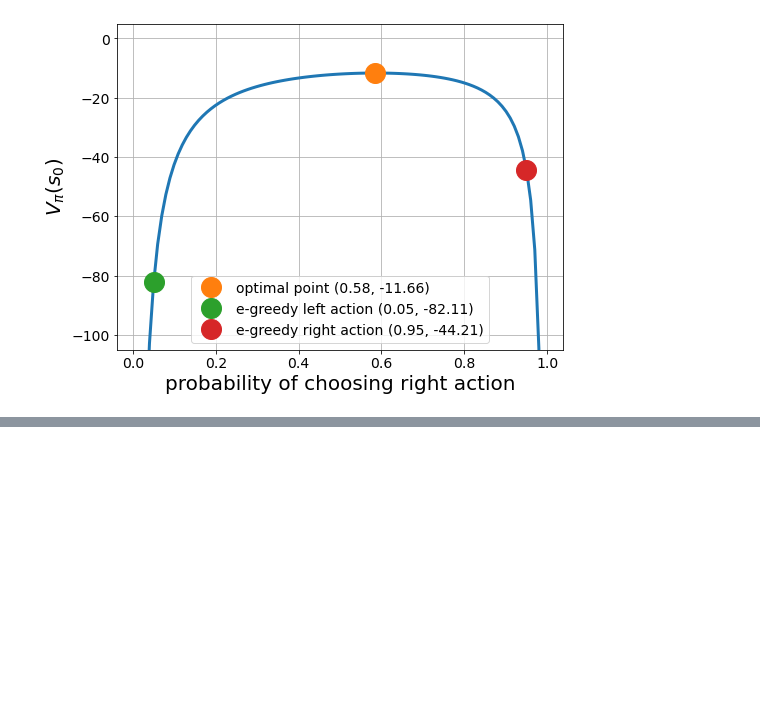
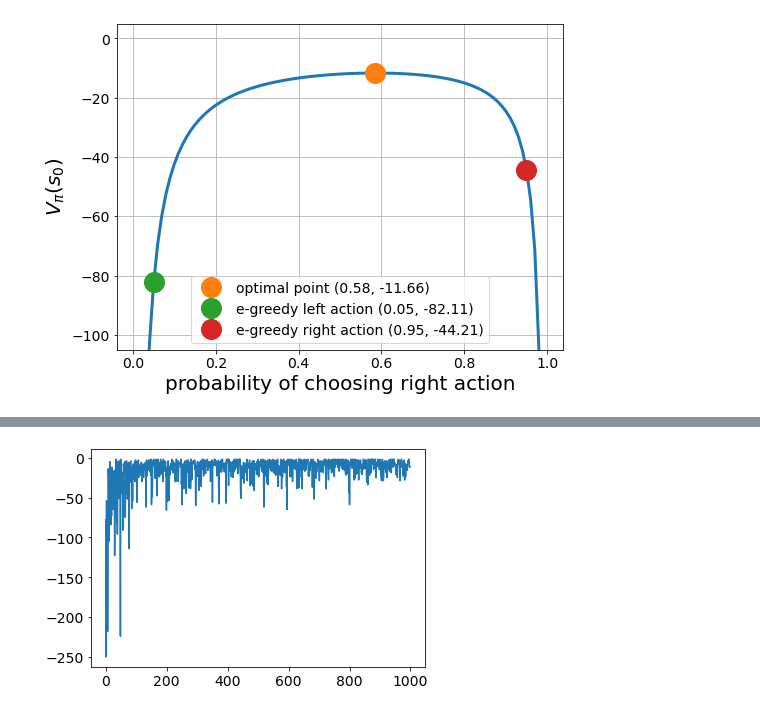
Before and after one commit to ha5ha6/judy_blog, a Jupyter notebook: _notebooks/short_corridor.ipynb, the cells around one changed output, grey strips where cells are left out. Drawn from its saved outputs; the diff is of its cells as text; code cells hidden in the pictures; blank space fills up the shorter version.

```diff
--- a/_notebooks/short_corridor.ipynb
+++ b/_notebooks/short_corridor.ipynb
@@ -97,2 +79,0 @@ array([ 1.47, -1.47])
-# %%
-theta=np.random.rand(9,9,4)/10
@@ -144,0 +82,80 @@ array([0.        , 0.00309598, 0.00619195, 0.00928793, 0.0123839 ,
+# %%
+def policy(theta,phi):
+    h=np.dot(theta,phi)
+    upper=np.exp(h-np.max(h)) #avoid overflow
+    pi=upper/np.sum(upper)
+
+    #keep stochasitc policy with a_min>=0.05
+    a_min=np.argmin(pi)
+    epsilon=0.05
+    if pi[a_min]<epsilon:
+        pi[:]=1-epsilon
+        pi[a_min]=epsilon
+
+    if np.random.uniform()<=pi[0]:
+        a=0
+    else:
+        a=1
+
+    return a,pi
+
+#calculate derivative of log policy
+def dlog(phi,a,pi):
+
+    return phi[:,a]-np.dot(phi,pi)
+
+def run_reinforce(lr=2e-4, gm=1, n_eps=1000):
+
+    theta=np.array([-1.47,1.47])
+    phi=np.array([[0,1],[1,0]])
+
+    s_all,r_all,pi_all=[],[],[]
+
+    for ep in range(n_eps):
+        s,stp,r_sum,done=0,0,0,False
+        actions,rewards,policies=[],[],[]
+
+        while not done:
+            a,pi=policy(theta,phi)
+            #pi_all.append(pi)
+            s_,r,done=step(s,a)
+
+            actions.append(a)
+            rewards.append(r)
+            policies.append(pi)
+
+            s=s_
+            stp+=1
+
+        #update policy parameter theta
+        G=np.zeros(len(rewards))
+        G[-1]=rewards[-1]
+        for i in range(2,len(G)+1):
+            G[-i]=gm*G[-i+1]+rewards[-i]
+
+        gmt=1
+
+        for i in range(len(rewards)):
+            grad=dlog(phi,actions[i],policies[i])
+            theta+=lr*gmt*G[i]*grad
+            gmt*=gm
+
+        r_all.append(sum(rewards))
+        s_all.append(stp)
+        #print(f'ep:{ep}, ret:{r_sum}')
+
+    return r_all,s_all#,pi_all
+
+r,s,pi=run_reinforce()
+plt.plot(r)
+n_runs=100
+
+from collections import defaultdict
+r_res=defaultdict(list)
+lr_all=[2e-4,2e-5,2e-3]
+
+for lr in lr_all:
+    for n in range(n_runs):
+        r,s,pi=run_reinforce(lr=lr)
+        r_res[str(lr)].append(r)
+# %% [output]
@@ -144,0 +163 @@ array([0.        , 0.00309598, 0.00619195, 0.00928793, 0.0123839 ,
+[figure, added]
```
Also changed, not shown: parts of 21 cells of this notebook, 10 other files.
